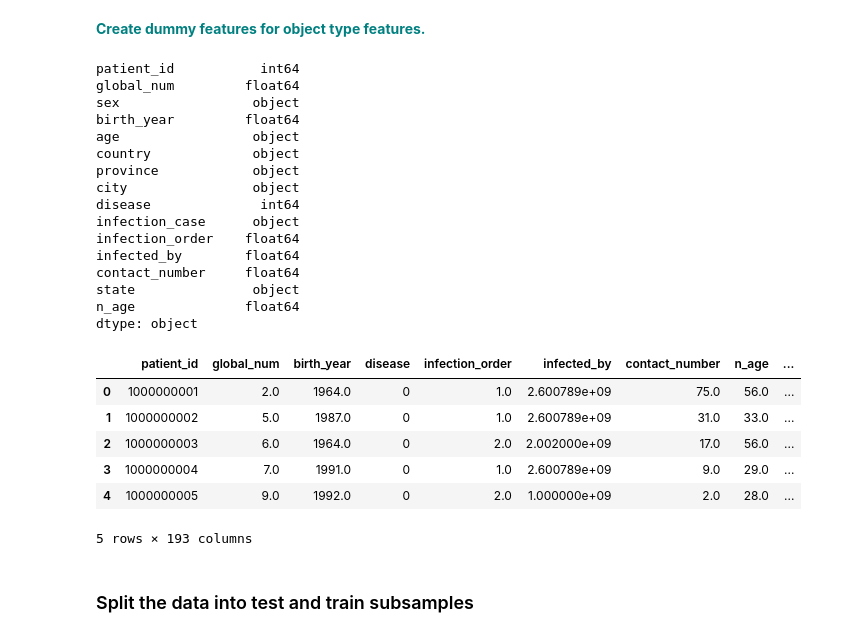
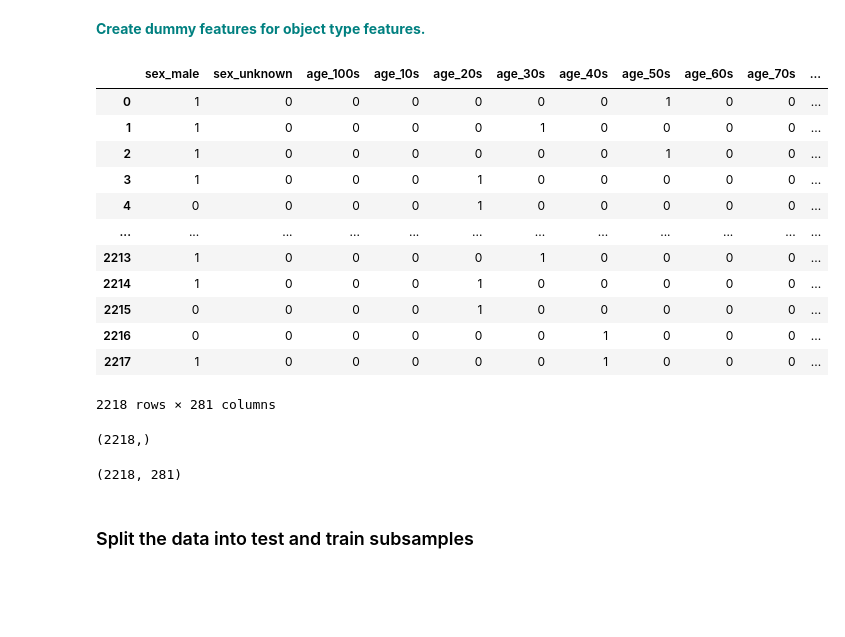
Before and after one commit to ldell7/LDprojects, a Jupyter notebook: Springboard_RandomForest_Case_Study/RandomForest_casestudy_covid19.ipynb, the cells around one changed output. Saved outputs shown, nothing was run; the diff lists cells and outputs as text; code cells hidden in the pictures; blank space fills up the shorter version.

```diff
--- a/Springboard_RandomForest_Case_Study/RandomForest_casestudy_covid19.ipynb
+++ b/Springboard_RandomForest_Case_Study/RandomForest_casestudy_covid19.ipynb
@@ -315,21 +331,2 @@ sns.boxplot(x=df['n_age'])
 # %% [markdown]
 **<font color='teal'> Create dummy features for object type features. </font>**
-# %%
-df.dtypes
-# %% [output]
-patient_id           int64
-global_num         float64
-sex                 object
-birth_year         float64
-age                 object
-country             object
-province            object
-city                object
-disease              int64
-infection_case      object
-infection_order    float64
-infected_by        float64
-contact_number     float64
-state               object
-n_age              float64
-dtype: object
@@ -338,13 +333,28 @@ df = pd.get_dummies(df, columns=['sex','age','country','province','city','infect
-# %%
-df.head()
-# %% [output]
-|  | patient_id | global_num | birth_year | disease | infection_order | infected_by | contact_number | n_age | ... |
-| 0 | 1000000001 | 2.0 | 1964.0 | 0 | 1.0 | 2.600789e+09 | 75.0 | 56.0 | ... |
-| 1 | 1000000002 | 5.0 | 1987.0 | 0 | 1.0 | 2.600789e+09 | 31.0 | 33.0 | ... |
-| 2 | 1000000003 | 6.0 | 1964.0 | 0 | 2.0 | 2.002000e+09 | 17.0 | 56.0 | ... |
-| 3 | 1000000004 | 7.0 | 1991.0 | 0 | 1.0 | 2.600789e+09 | 9.0 | 29.0 | ... |
-| 4 | 1000000005 | 9.0 | 1992.0 | 0 | 2.0 | 1.000000e+09 | 2.0 | 28.0 | ... |
-5 rows × 193 columns
+# %%
+dummies = pd.get_dummies(dfo, drop_first=True)
+dummies
+# %% [output]
+|  | sex_male | sex_unknown | age_100s | age_10s | age_20s | age_30s | age_40s | age_50s | age_60s | age_70s | ... |
+| 0 | 1 | 0 | 0 | 0 | 0 | 0 | 0 | 1 | 0 | 0 | ... |
+| 1 | 1 | 0 | 0 | 0 | 0 | 1 | 0 | 0 | 0 | 0 | ... |
+| 2 | 1 | 0 | 0 | 0 | 0 | 0 | 0 | 1 | 0 | 0 | ... |
+| 3 | 1 | 0 | 0 | 0 | 1 | 0 | 0 | 0 | 0 | 0 | ... |
+| 4 | 0 | 0 | 0 | 0 | 1 | 0 | 0 | 0 | 0 | 0 | ... |
+| ... | ... | ... | ... | ... | ... | ... | ... | ... | ... | ... | ... |
+| 2213 | 1 | 0 | 0 | 0 | 0 | 1 | 0 | 0 | 0 | 0 | ... |
+| 2214 | 1 | 0 | 0 | 0 | 1 | 0 | 0 | 0 | 0 | 0 | ... |
+| 2215 | 0 | 0 | 0 | 0 | 1 | 0 | 0 | 0 | 0 | 0 | ... |
+| 2216 | 0 | 0 | 0 | 0 | 0 | 0 | 1 | 0 | 0 | 0 | ... |
+| 2217 | 1 | 0 | 0 | 0 | 0 | 0 | 1 | 0 | 0 | 0 | ... |
+2218 rows × 281 columns
+# %%
+df.state.shape
+# %% [output]
+(2218,)
+# %%
+dummies.shape
+# %% [output]
+(2218, 281)
 # %% [markdown]
 ### Split the data into test and train subsamples
 # %%
```
Also changed, not shown: parts of 27 cells of this notebook, 2 other files.
